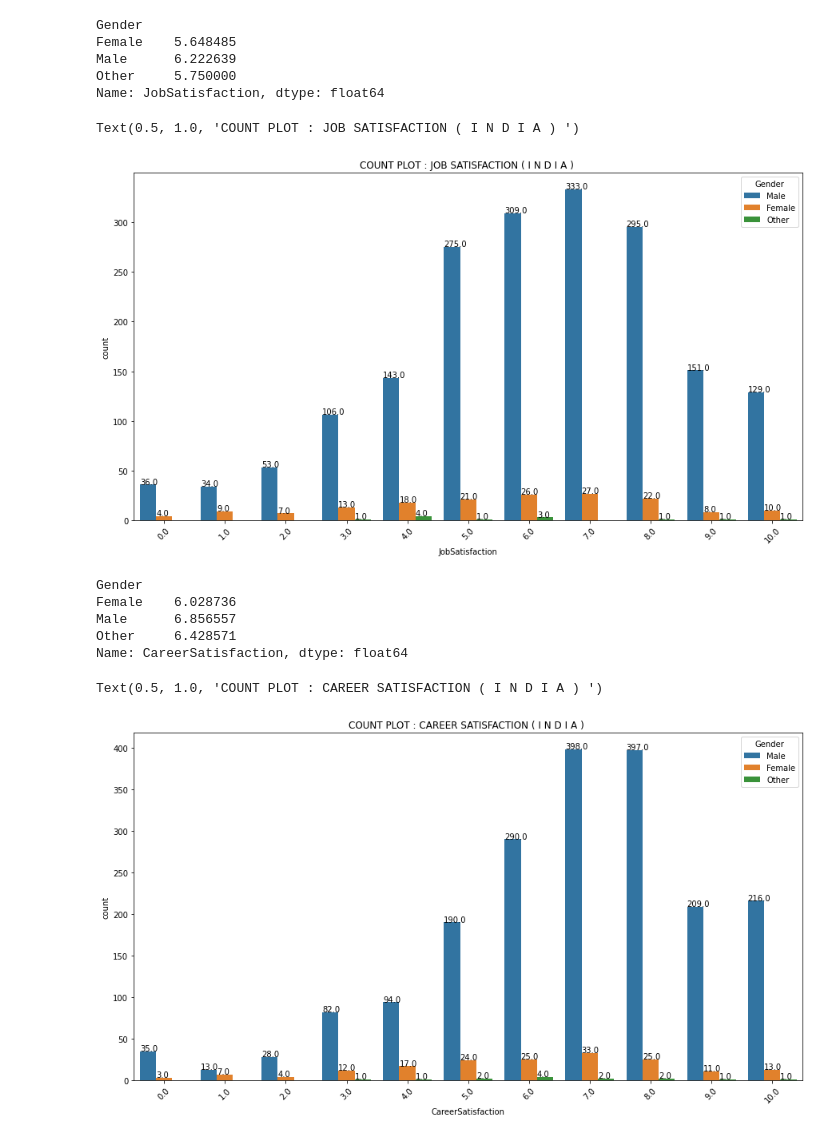
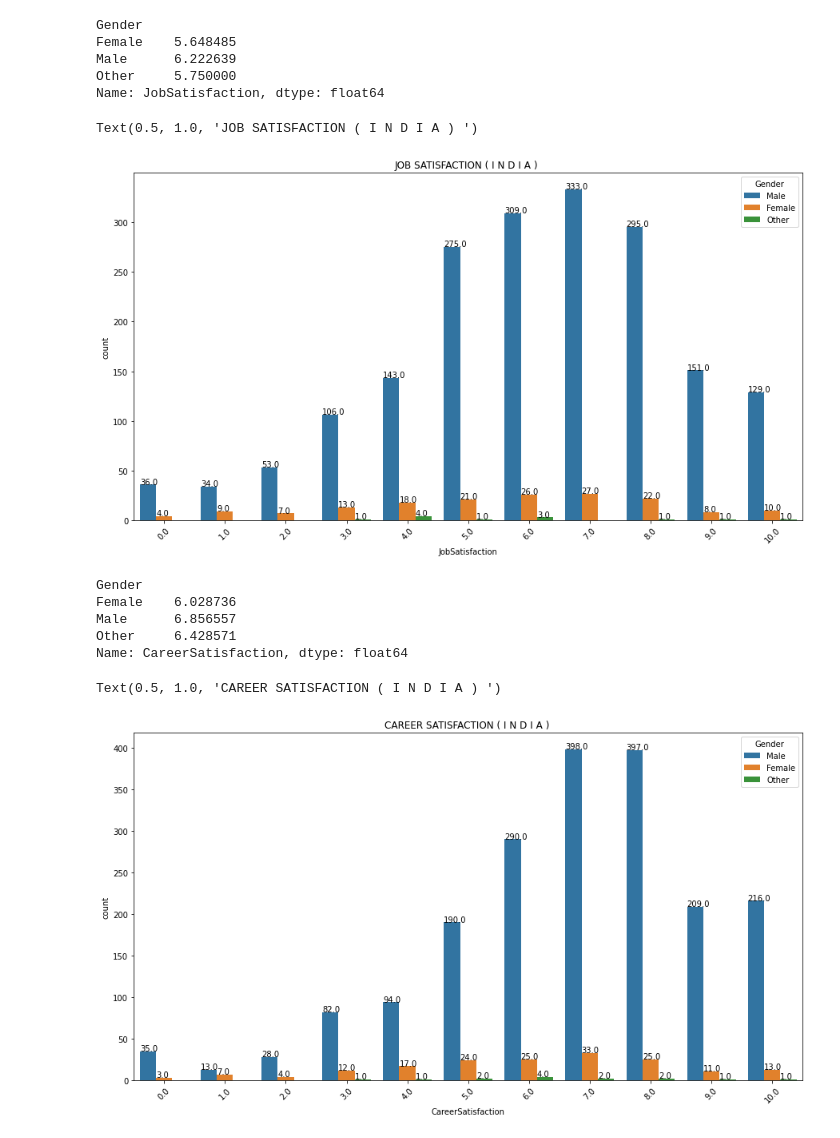
Before and after one commit to g-4-gagan/Developer-data-analysis, a Jupyter notebook: 3.Gender_Column_Analysis.ipynb, the cells around one changed output. Cells and saved outputs as stored; diff of their text form; code cells hidden in the pictures.

Commit message:
gender column

```diff
--- a/3.Gender_Column_Analysis.ipynb
+++ b/3.Gender_Column_Analysis.ipynb
@@ -94,0 +177,7 @@ Text(0.5, 1.0, 'COUNT PLOT : YEARS CODED JOB')
+# %%
+plt.figure(figsize=(15,8))
+ax=sns.countplot(data=df,x='EmploymentStatus',hue='Gender')
+plt.xticks(rotation=85)
+for p in ax.patches:
+    ax.annotate(format(p.get_height()),(p.get_x(),p.get_height()+0.6))
+    plt.title("WORLD WIDE EMPLOYMENT STATUS")
@@ -125,13 +220,13 @@ Name: JobSatisfaction, dtype: float64
 # %%
 plt.figure(figsize=(15,8))
 ax=sns.countplot(data=df_india,x='JobSatisfaction',hue='Gender')
 plt.xticks(rotation=45)
 for p in ax.patches:
     ax.annotate(format(p.get_height()),(p.get_x(),p.get_height()+0.6))
-plt.title("COUNT PLOT : JOB SATISFACTION ( I N D I A ) ")
+plt.title("JOB SATISFACTION ( I N D I A ) ")
 # %% [output]
-Text(0.5, 1.0, 'COUNT PLOT : JOB SATISFACTION ( I N D I A ) ')
+Text(0.5, 1.0, 'JOB SATISFACTION ( I N D I A ) ')
-[figure, old version]
+[figure, new version]
 # %%
 gender_groupby_India['CareerSatisfaction'].mean()
 # %% [output]
@@ -146,10 +241,10 @@ ax=sns.countplot(data=df_india,x='CareerSatisfaction',hue='Gender')
 plt.xticks(rotation=45)
 for p in ax.patches:
     ax.annotate(format(p.get_height()),(p.get_x(),p.get_height()+0.6))
-plt.title("COUNT PLOT : CAREER SATISFACTION ( I N D I A ) ")
+plt.title("CAREER SATISFACTION ( I N D I A ) ")
 # %% [output]
-Text(0.5, 1.0, 'COUNT PLOT : CAREER SATISFACTION ( I N D I A ) ')
+Text(0.5, 1.0, 'CAREER SATISFACTION ( I N D I A ) ')
-[figure, old version]
+[figure, new version]
 # %%
 df.to_csv('updatedDatasets/Update3.csv',index=False)
 df_india.to_csv('updatedDatasets/UpdatedIndia.csv',index=False)
```
Also changed, not shown: parts of 26 cells of this notebook, 1 other file.
